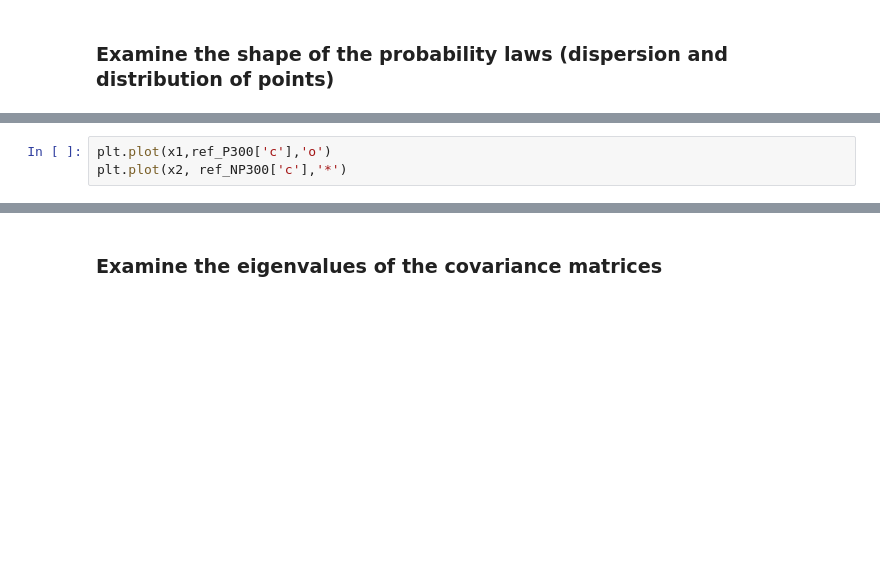
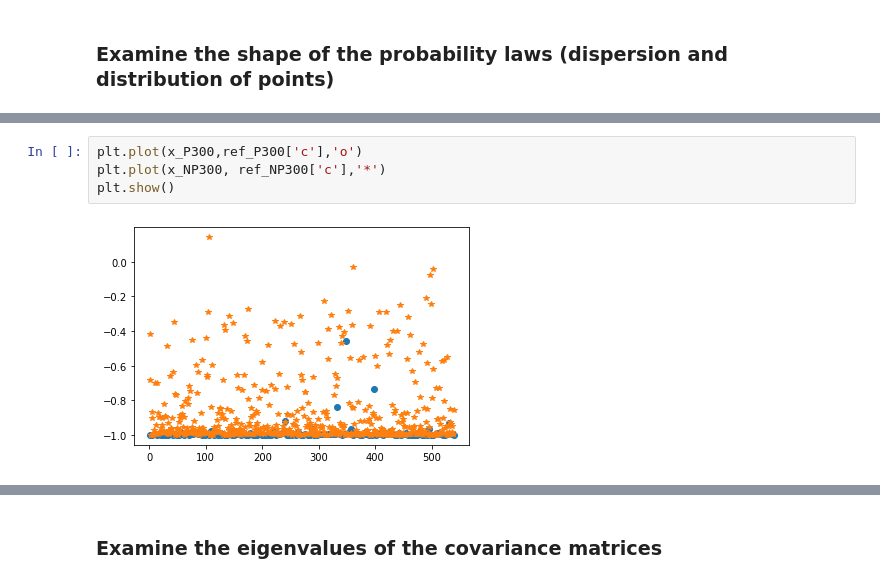
Before and after one commit to NacerSebtiMS/P300-Data-Analysis, a Jupyter notebook: P300_Data_Analysis.ipynb, the cells around one changed output, grey strips where cells are left out. Saved outputs shown, nothing was run; the diff lists cells and outputs as text; blank space fills up the shorter version.

```diff
--- a/P300_Data_Analysis.ipynb
+++ b/P300_Data_Analysis.ipynb
@@ -99,4 +114,7 @@ plt.plot(x2, ref_NP300['b'],'*')
 # %%
-plt.plot(x1,ref_P300['c'],'o')
-plt.plot(x2, ref_NP300['c'],'*')
+plt.plot(x_P300,ref_P300['c'],'o')
+plt.plot(x_NP300, ref_NP300['c'],'*')
+plt.show()
+# %% [output]
+[figure, added]
 # %%
```
Also changed, not shown: parts of 7 cells of this notebook.
